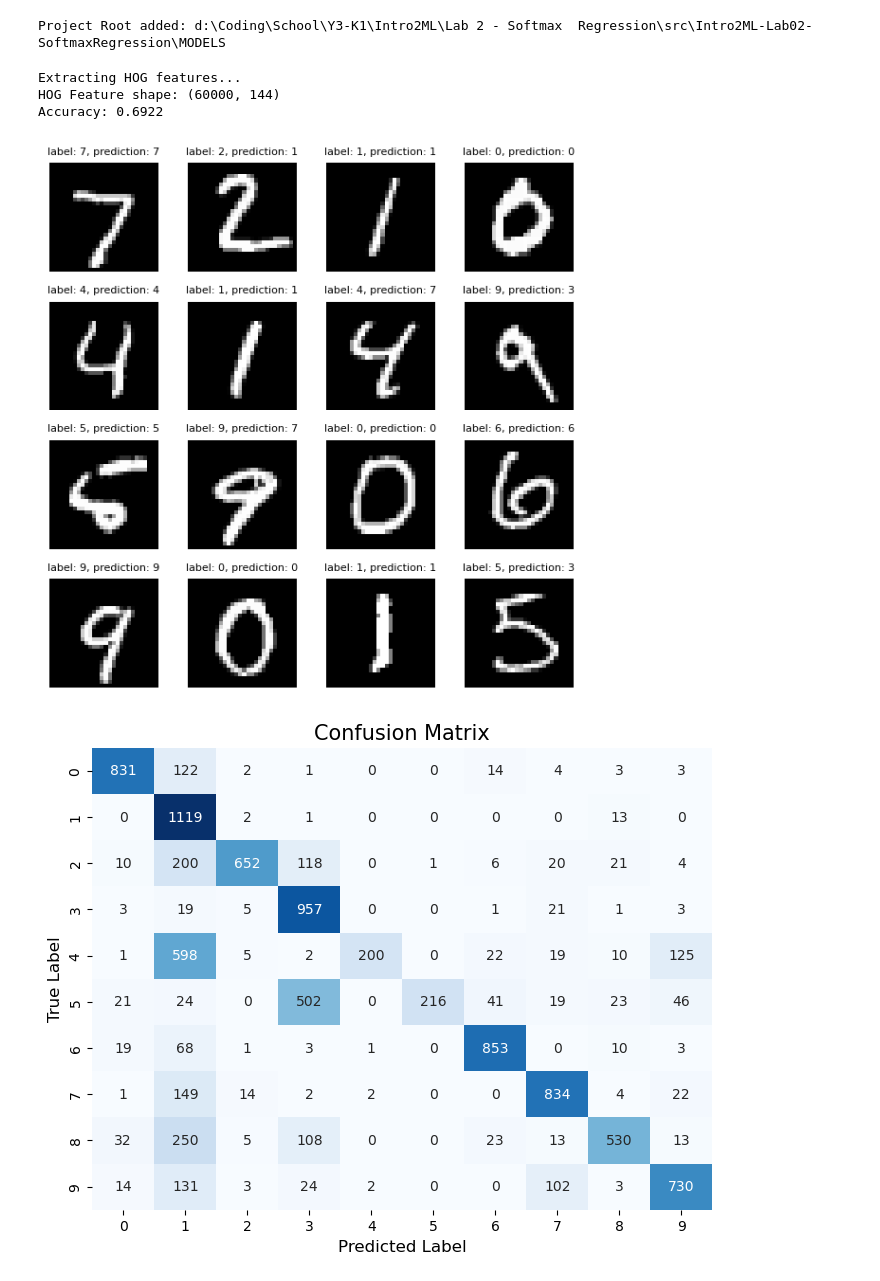
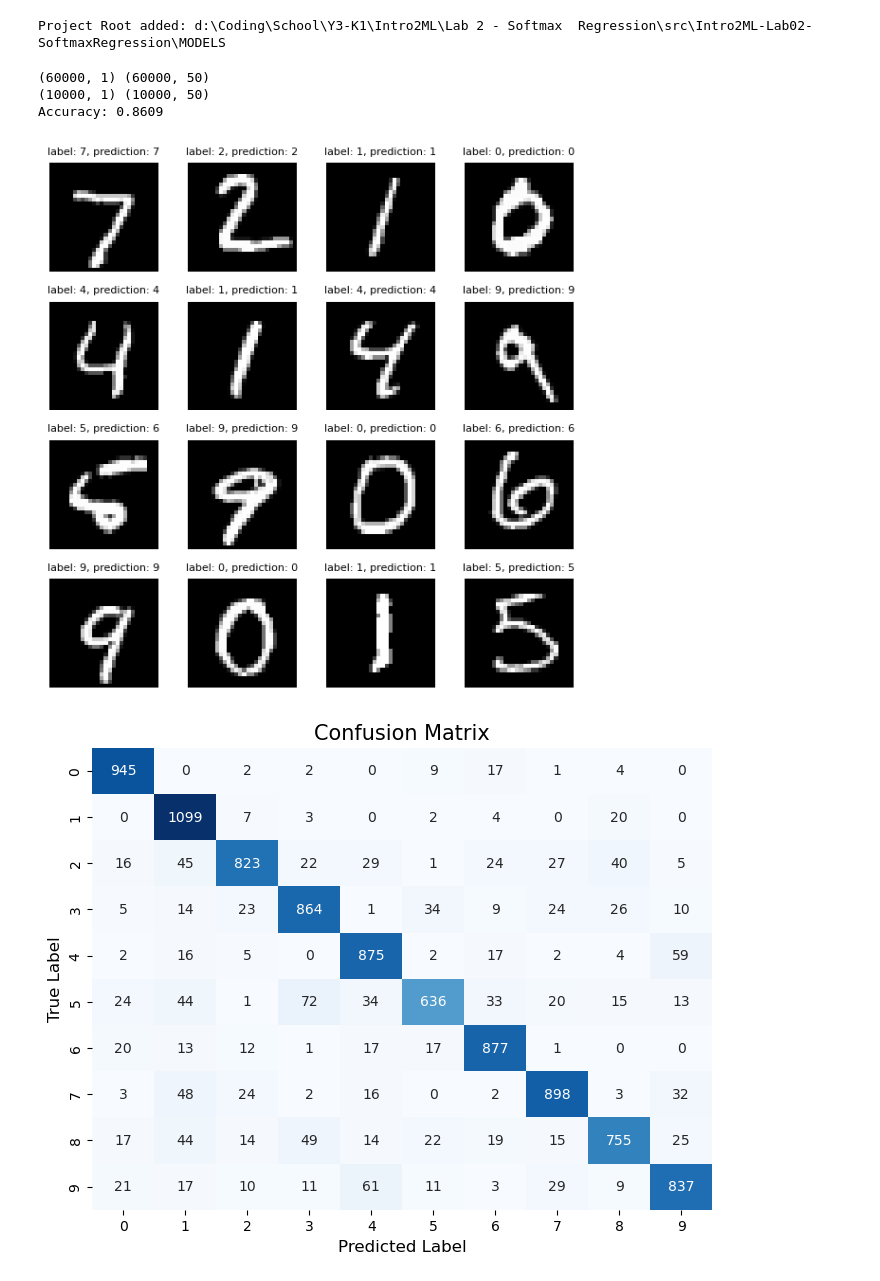
Before and after one commit to Le-Anh-Duy/Intro2ML-Lab02-SoftmaxRegression, a Jupyter notebook: MODELS/notebooks/example.ipynb, the cells around one changed output. Drawn from its saved outputs; the diff is of its cells as text; code cells hidden in the pictures.

```diff
--- a/MODELS/notebooks/example.ipynb
+++ b/MODELS/notebooks/example.ipynb
@@ -29,33 +29,33 @@ from models.model_hog import HOGSoftmax
 # %%
 datapath = os.path.join(project_root, 'data/mnist_data.npz')
 X_train, y_train, X_test, y_test = load_dataset(datapath)
 
-model = HOGSoftmax(10)
+model = PCASoftmax(50, 10)
 
 model.fit(X_train.reshape(X_train.shape[0], -1), y_train, learning_rate=0.1, epochs=100, verbose=False)
 
 y_pred = model.predict(X_test.reshape(X_test.shape[0], -1))
 
 print(f"Accuracy: {accuracy(y_pred, y_test)}")
 
 plt.figure(figsize=(6,6))
 
 for i in range(16):
     plt.subplot(4, 4, i+1)
     plt.imshow(X_test[i], cmap='gray')
     plt.axis('off')
     plt.title(f'label: {y_test[i]}, prediction: {y_pred[i]}', fontsize=8)
 
 plt.tight_layout()
 plt.show()
 
 cm = confusion_matrix(y_test, y_pred, num_classes=10)
 
 plot_confusion_matrix(cm, range(10))
 # %% [output]
-Extracting HOG features...
-HOG Feature shape: (60000, 144)
-Accuracy: 0.6922
+(60000, 1) (60000, 50)
+(10000, 1) (10000, 50)
+Accuracy: 0.8609
 [figure]
-[figure, old version]
+[figure, new version]
 # %%
```
Also changed, not shown: parts of 6 cells of this notebook, 20 other files.
